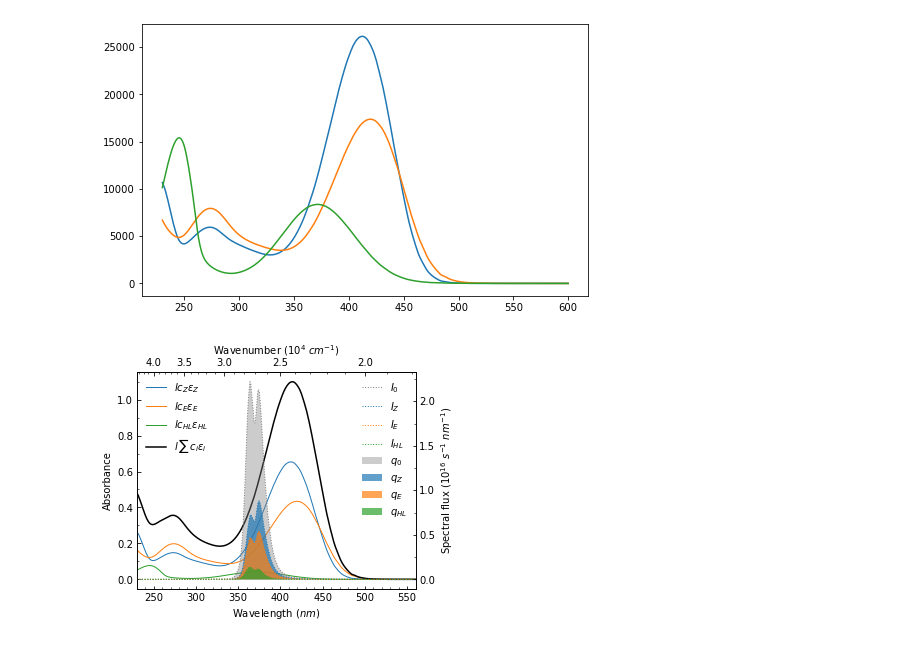
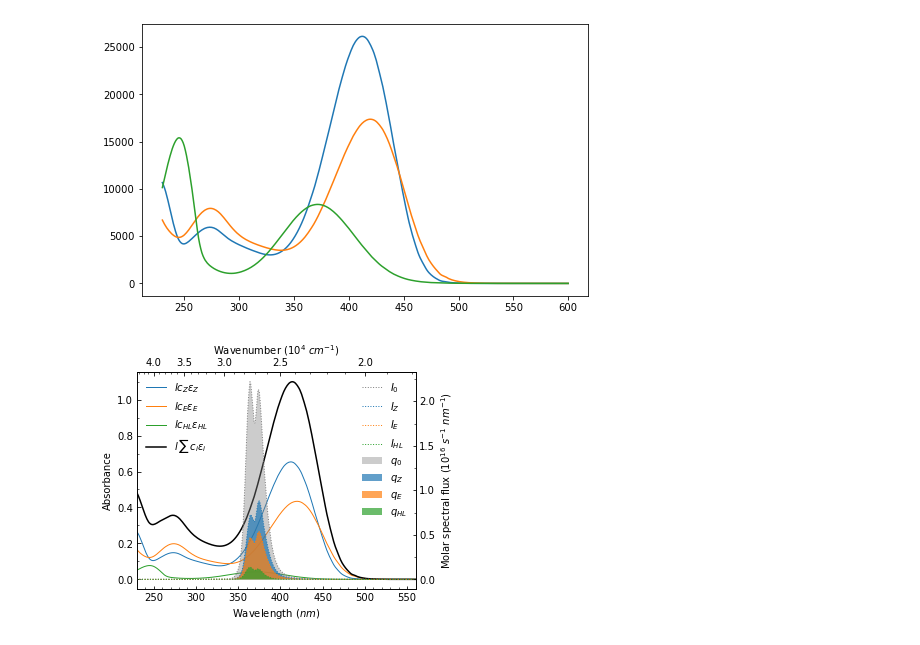
Before and after one commit to dmadea/Jupyter-Tutorials, a Jupyter notebook: Photoreaction kinetics/Plots.ipynb, the cells around one changed output. Cells and saved outputs as stored; diff of their text form; code cells hidden in the pictures.

```diff
--- a/Photoreaction kinetics/Plots.ipynb
+++ b/Photoreaction kinetics/Plots.ipynb
@@ -62,6 +61,49 @@ Ap = c[:, None] * ST[:3]
 
 A = Ap.sum(0)
 
+MAJOR_TICK_DIRECTION = 'in'  # in, out or inout
+MINOR_TICK_DIRECTION = 'in'
+
+
+def setup_twin_x_axis(ax, y_label="Molar spectral flux ($10^{16}\\ s^{-1}\\ nm^{-1}$)",
+                      x_label=None, ylim=(None, None), major_locator=None, minor_locator=None,
+                      keep_zero_aligned=True):
+    ax2 = ax.twinx()
+
+    ax2.tick_params(which='major', direction=MAJOR_TICK_DIRECTION)
+    ax2.tick_params(which='minor', direction=MINOR_TICK_DIRECTION)
+
+    if major_locator:
+        ax2.yaxis.set_major_locator(major_locator)
+
+    if minor_locator:
+        ax2.yaxis.set_minor_locator(minor_locator)
+
+    ax2.set_ylabel(y_label)
+    if ylim[0] is not None:
+        ax2.set_ylim(ylim)
+
+    return ax2
+
+def setup_wavenumber_axis(ax, x_label="Wavenumber ($10^{4}\\ cm^{-1}$)",
+                          major_locator=None, minor_locator=AutoMinorLocator(5), factor=1e3):
+
+    secondary_ax = ax.secondary_xaxis('top', functions=(lambda x: factor/x, lambda x: 1/(factor * x)))
+
+    secondary_ax.tick_params(which='major', direction=MAJOR_TICK_DIRECTION)
+    secondary_ax.tick_params(which='minor', direction=MINOR_TICK_DIRECTION)
+
+    if major_locator:
+        secondary_ax.xaxis.set_major_locator(major_locator)
+
+    if minor_locator:
+        secondary_ax.xaxis.set_minor_locator(minor_locator)
+
+    secondary_ax.set_xlabel(x_label)
+
+    return secondary_ax
+
+
 
 plt.rcParams['figure.figsize'] = [5, 4]
 
@@ -80,7 +122,8 @@ ax1.legend(loc='upper left', frameon=False)
 ax1.xaxis.set_minor_locator(AutoMinorLocator(5))
 ax1.yaxis.set_minor_locator(AutoMinorLocator(2))
 
-ax1.tick_params(which='both', direction='in')
+ax1.tick_params(which='major', direction=MAJOR_TICK_DIRECTION)
+ax1.tick_params(which='minor', direction=MINOR_TICK_DIRECTION)
 
 # ax1.yaxis.set_minor_locator(AutoMinorLocator(2))
 
@@ -88,48 +131,51 @@ Na = 6.02214086e23
 y = Na * 3.686e-8 * LED_355 / LED_355.max() * 1e-16
 # I0 = plt.plot(wavelengths, y, color='black', ls='--')
 
-ax2 = plt.twinx()
+ax2 = setup_twin_x_axis(ax1, minor_locator=AutoMinorLocator(2))
 
 
 ax2.fill(wavelengths, y, facecolor='gray', alpha=0.4, label='$q_0$')
 ax2.plot(wavelengths, y, color='gray', ls='dotted', lw=1, label='$I_0$')
 
 
 I = y * Ap / A * (1 - 10 ** (-A))
 
 
 for i in range(len(I)):
     _ = ax2.fill(wavelengths, I[i], alpha=0.7, facecolor=colors[i], label=labels_qs[i])
     _ = ax2.plot(wavelengths, I[i], ls='dotted', alpha=1, lw=1, color=colors[i], label=labels_Is[i])
 
 # _ = plt.plot(wavelengths, I.sum(0), color='black', ls=':', label='$l\,\\sum\,I_i$')
 
 
-# ax2.set_ylim(None, y_irr.max()*3.5)
-ax2.tick_params(which='both', direction='in')
-# ax2.yaxis.set_major_locator(AutoMinorLocator(2))
-ax2.yaxis.set_minor_locator(AutoMinorLocator(2))
-# https://en.wikipedia.org/wiki/Radiant_flux
-ax2.set_ylabel("Spectral flux ($10^{16}\\ s^{-1}\\ nm^{-1}$)")
+# # ax2.set_ylim(None, y_irr.max()*3.5)
+# ax2.tick_params(which='both', direction='in')
+# # ax2.yaxis.set_major_locator(AutoMinorLocator(2))
+# ax2.yaxis.set_minor_locator(AutoMinorLocator(2))
+# # https://en.wikipedia.org/wiki/Radiant_flux
+# ax2.set_ylabel("Spectral flux ($10^{16}\\ s^{-1}\\ nm^{-1}$)")
 
 ax2.legend(frameon=False)
 
-secax = ax1.secondary_xaxis('top', functions=(lambda x: 1e3/x, lambda x: 1e-3/x))
+secax = setup_wavenumber_axis(ax1)
 
-secax.tick_params(which='both', direction='in')
-secax.set_xlabel('Wavenumber ($10^{4}\\ cm^{-1}$)')
-secax.xaxis.set_minor_locator(AutoMinorLocator(5))
+
+# secax = ax1.secondary_xaxis('top', functions=(lambda x: 1e3/x, lambda x: 1e-3/x))
+
+# secax.tick_params(which='both', direction='in')
+# secax.set_xlabel('Wavenumber ($10^{4}\\ cm^{-1}$)')
+# secax.xaxis.set_minor_locator(AutoMinorLocator(5))
 
 
 ax1.set_axisbelow(False)
 ax2.set_axisbelow(False)
 secax.set_axisbelow(False)
 
 
 
+# plt.savefig('model_plot.svg', dpi=500, bbox_inches='tight')
 # plt.savefig('model_plot.pdf', dpi=500, format='pdf')
-plt.savefig('model_plot.png', dpi=500, format='png', bbox_inches='tight')
 
 plt.show()
 # %% [output]
-[figure, old version]
+[figure, new version]
```
Also changed, not shown: parts of 3 cells of this notebook, 4 other files.
